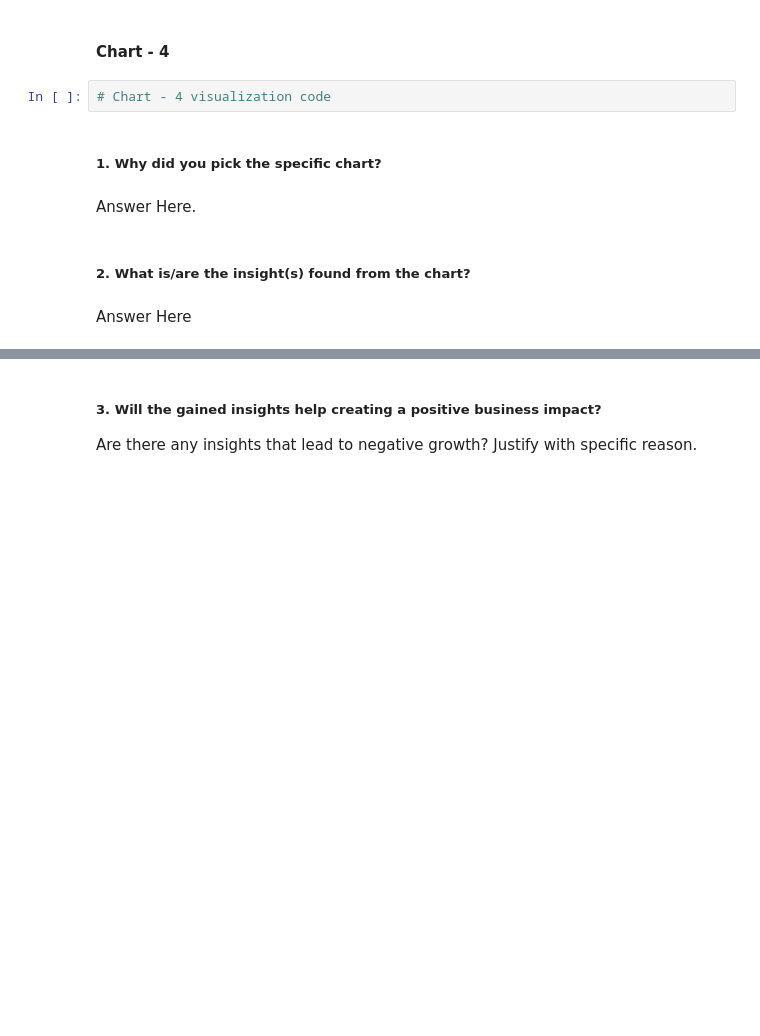
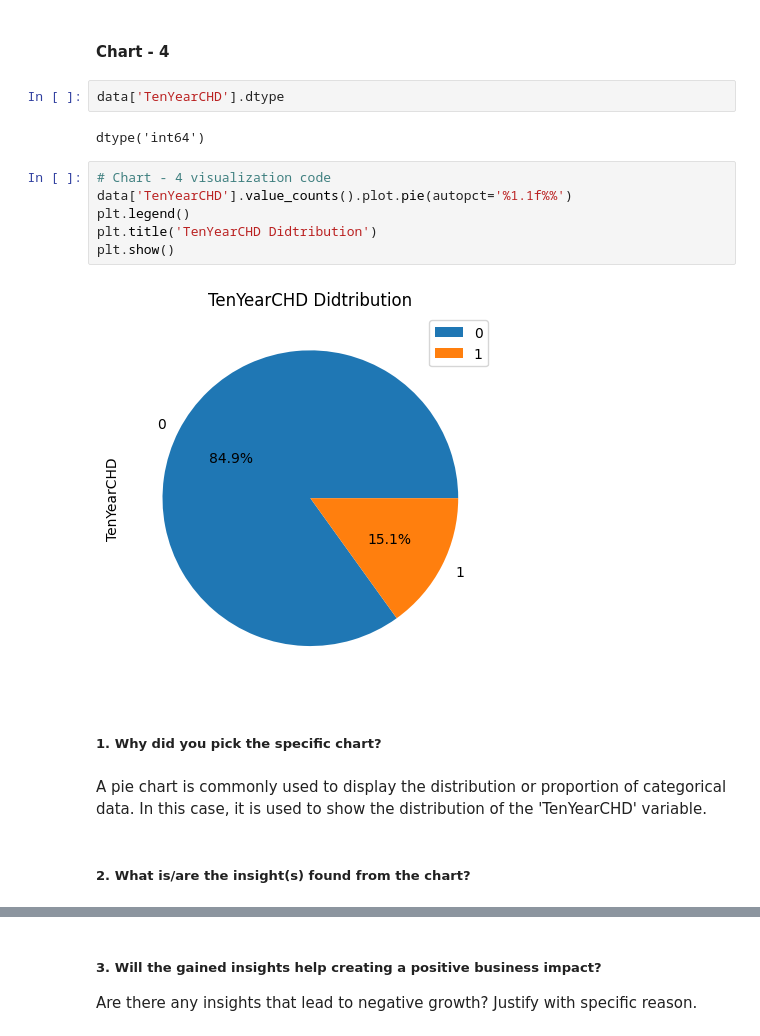
Before and after one commit to fadakenitin/Classification_Capstone_Project, a Jupyter notebook: Cardiovascular_Risk_Prediction.ipynb, the cells around one changed output, grey strips where cells are left out. Drawn from its saved outputs; the diff is of its cells as text; blank space fills up the shorter version.

```diff
--- a/Cardiovascular_Risk_Prediction.ipynb
+++ b/Cardiovascular_Risk_Prediction.ipynb
@@ -424,13 +444,21 @@ The insights gained from the age distribution chart can potentially contribute t
 2. Potential Market Gap in Younger and Older Age Groups: There is a relatively smaller number of individuals in the younger age groups (below 40 years) and older age groups (above 60 years). This suggests a potential market gap that businesses can explore to capture these segments and drive growth. Neglecting these age groups could lead to missed opportunities.
 # %% [markdown]
 #### Chart - 4
-# %%
-# Chart - 4 visualization code
+# %%
+data['TenYearCHD'].dtype
+# %% [output]
+dtype('int64')
+# %%
+# Chart - 4 visualization code
+data['TenYearCHD'].value_counts().plot.pie(autopct='%1.1f%%')
+plt.legend()
+plt.title('TenYearCHD Didtribution')
+plt.show()
+# %% [output]
+[figure, added]
 # %% [markdown]
 ##### 1. Why did you pick the specific chart?
-# %% [markdown]
-Answer Here.
+# %% [markdown]
+A pie chart is commonly used to display the distribution or proportion of categorical data. In this case, it is used to show the distribution of the 'TenYearCHD' variable.
 # %% [markdown]
 ##### 2. What is/are the insight(s) found from the chart?
-# %% [markdown]
-Answer Here
```
Also changed, not shown: parts of 91 cells of this notebook.
